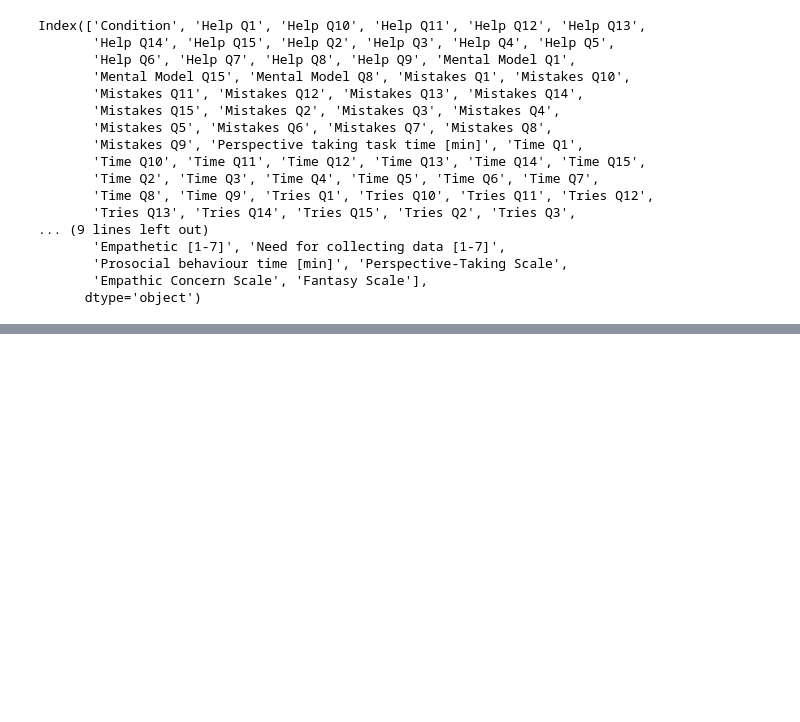
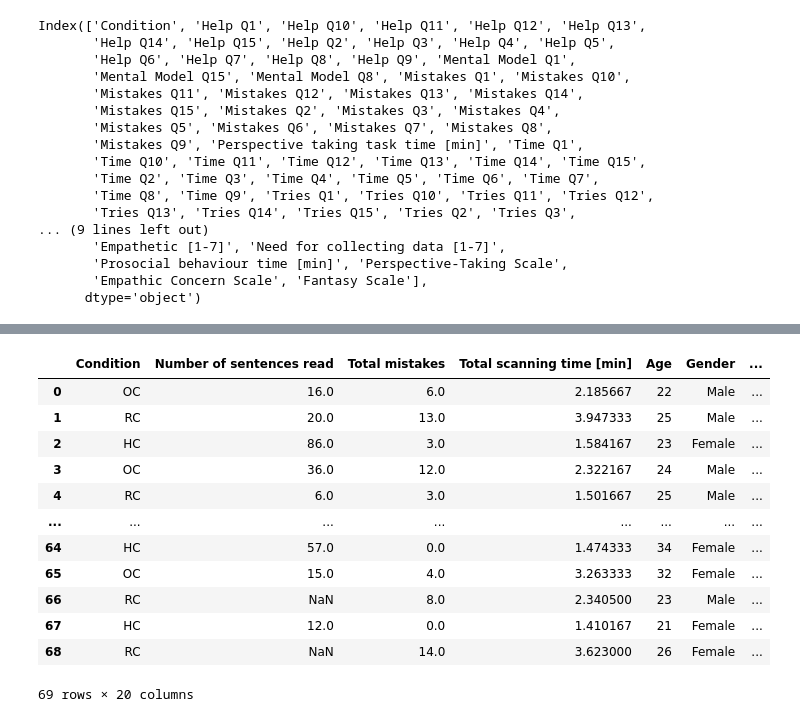
Before and after one commit to Joao-Tiago-Almeida/HRI2023---Conference-Paper, a Jupyter notebook: main.ipynb, the cells around one changed output, grey strips where cells are left out. Cells and saved outputs as stored; diff of their text form; code cells hidden in the pictures; blank space fills up the shorter version.

```diff
--- a/main.ipynb
+++ b/main.ipynb
@@ -706,2 +791,29 @@ Index(['Condition', 'Help Q1', 'Help Q10', 'Help Q11', 'Help Q12', 'Help Q13',
+# %%
+df[['Condition',
+'Number of sentences read',
+'Total mistakes',
+'Total scanning time [min]', 'Age', 'Gender',
+'Did you read sentences to the robot?',
+'Instructions easy to follow [1-7]',
+'If you were to tell the robot to pick up the objects how would you do it?',
+'Communicative skills [1-7]', 'Caring [1-7]', 'Likeable [1-7]',
+'Empathetic [1-7]', 'Need for collecting data [1-7]',
+'Prosocial behaviour time [min]', 'Perspective-Taking Scale',
+'Empathic Concern Scale', 'Fantasy Scale',
+'Perspective taking task time [min]','Do you think the manner the robot addressed the object influenced how much time you spent helping it?']]
+# %% [output]
+|  | Condition | Number of sentences read | Total mistakes | Total scanning time [min] | Age | Gender | ... |
+| 0 | OC | 16.0 | 6.0 | 2.185667 | 22 | Male | ... |
+| 1 | RC | 20.0 | 13.0 | 3.947333 | 25 | Male | ... |
+| 2 | HC | 86.0 | 3.0 | 1.584167 | 23 | Female | ... |
+| 3 | OC | 36.0 | 12.0 | 2.322167 | 24 | Male | ... |
+| 4 | RC | 6.0 | 3.0 | 1.501667 | 25 | Male | ... |
+| ... | ... | ... | ... | ... | ... | ... | ... |
+| 64 | HC | 57.0 | 0.0 | 1.474333 | 34 | Female | ... |
+| 65 | OC | 15.0 | 4.0 | 3.263333 | 32 | Female | ... |
+| 66 | RC | NaN | 8.0 | 2.340500 | 23 | Male | ... |
+| 67 | HC | 12.0 | 0.0 | 1.410167 | 21 | Female | ... |
+| 68 | RC | NaN | 14.0 | 3.623000 | 26 | Female | ... |
+69 rows × 20 columns
 # %%
 print("Done running")
```
Also changed, not shown: parts of 22 cells of this notebook, 11 other files.
